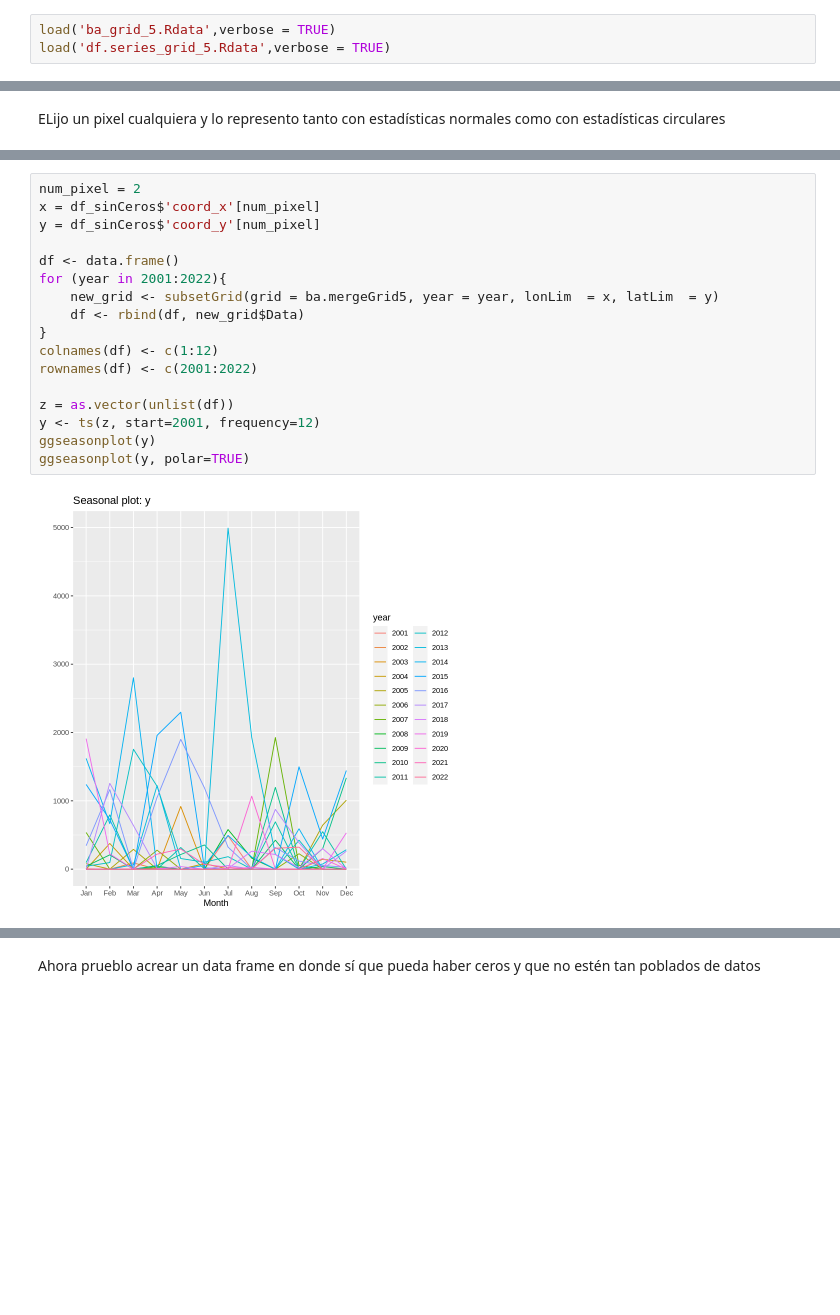
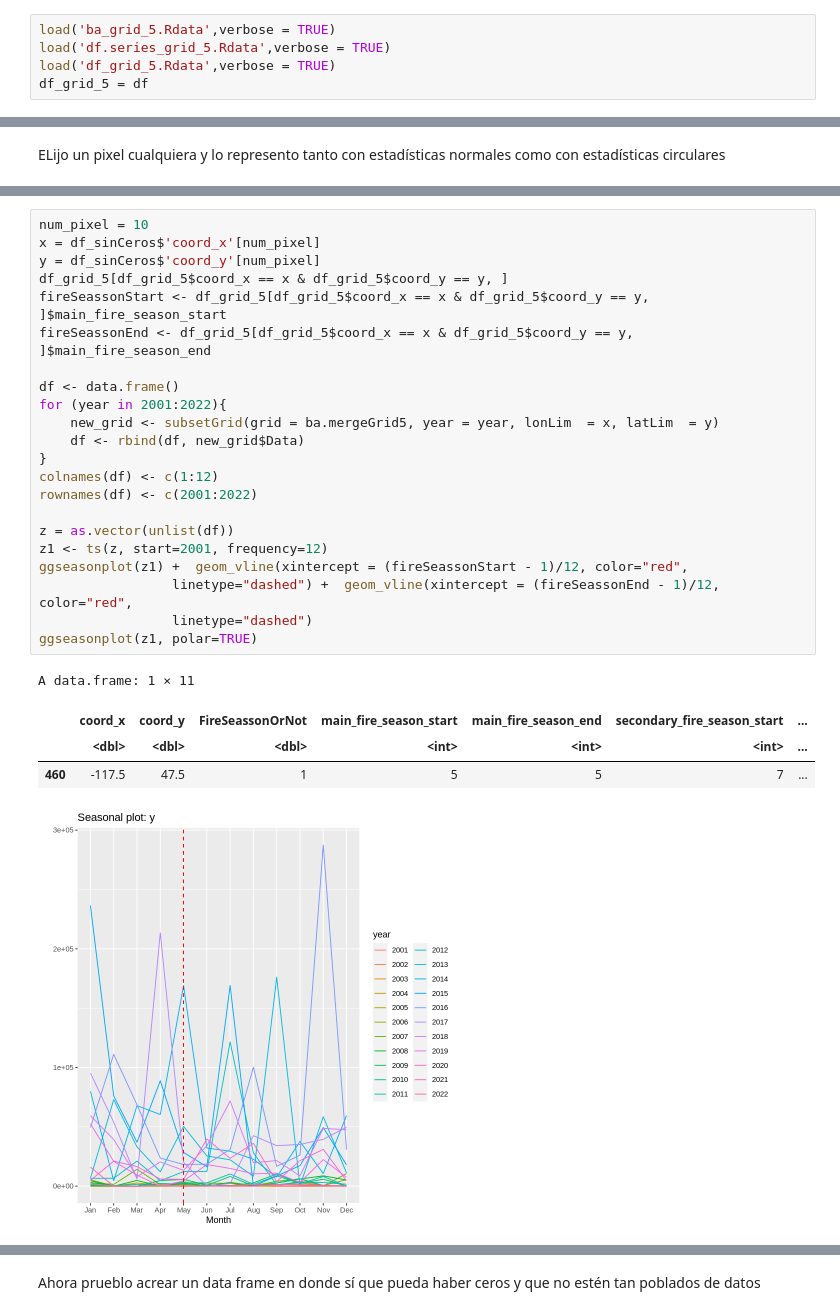
Before and after one commit to delatorre96/Development-of-a-multi-resolution-fire-season-database-on-a-global-scale, a Jupyter notebook: 4. Visualizaciones/Viz2.ipynb, the cells around one changed output, grey strips where cells are left out. Drawn from its saved outputs; the diff is of its cells as text; blank space fills up the shorter version.

Commit message:
visualizaciones

```diff
--- a/4. Visualizaciones/Viz2.ipynb
+++ b/4. Visualizaciones/Viz2.ipynb
@@ -81,6 +32,8 @@ Please see 'citation("transformeR")' to cite this package.
 # %%
 load('ba_grid_5.Rdata',verbose = TRUE)
 load('df.series_grid_5.Rdata',verbose = TRUE)
+load('df_grid_5.Rdata',verbose = TRUE)
+df_grid_5 = df
 # %% [output]
 Loading objects:
   ba.mergeGrid5
@@ -130,19 +98,28 @@ ggseasonplot(y, polar=TRUE)
 # %%
-num_pixel = 2
+num_pixel = 10
 x = df_sinCeros$'coord_x'[num_pixel]
 y = df_sinCeros$'coord_y'[num_pixel]
+df_grid_5[df_grid_5$coord_x == x & df_grid_5$coord_y == y, ]
+fireSeassonStart <- df_grid_5[df_grid_5$coord_x == x & df_grid_5$coord_y == y, ]$main_fire_season_start
+fireSeassonEnd <- df_grid_5[df_grid_5$coord_x == x & df_grid_5$coord_y == y, ]$main_fire_season_end
 
 df <- data.frame()
 for (year in 2001:2022){
     new_grid <- subsetGrid(grid = ba.mergeGrid5, year = year, lonLim  = x, latLim  = y)
     df <- rbind(df, new_grid$Data)
 }
 colnames(df) <- c(1:12)
 rownames(df) <- c(2001:2022)
 
 z = as.vector(unlist(df))
-y <- ts(z, start=2001, frequency=12)
-ggseasonplot(y)
-ggseasonplot(y, polar=TRUE)
+z1 <- ts(z, start=2001, frequency=12)
+ggseasonplot(z1) +  geom_vline(xintercept = (fireSeassonStart - 1)/12, color="red",
+                 linetype="dashed") +  geom_vline(xintercept = (fireSeassonEnd - 1)/12, color="red",
+                 linetype="dashed")
+ggseasonplot(z1, polar=TRUE)
 # %% [output]
+A data.frame: 1 × 11
+|  | coord_x | coord_y | FireSeassonOrNot | main_fire_season_start | main_fire_season_end | secondary_fire_season_start | ... |
+|  | <dbl> | <dbl> | <dbl> | <int> | <int> | <int> | ... |
+| 460 | -117.5 | 47.5 | 1 | 5 | 5 | 7 | ... |
-[figure, old version]
+[figure, new version]
```
Also changed, not shown: parts of 5 cells of this notebook, 3 other files.
